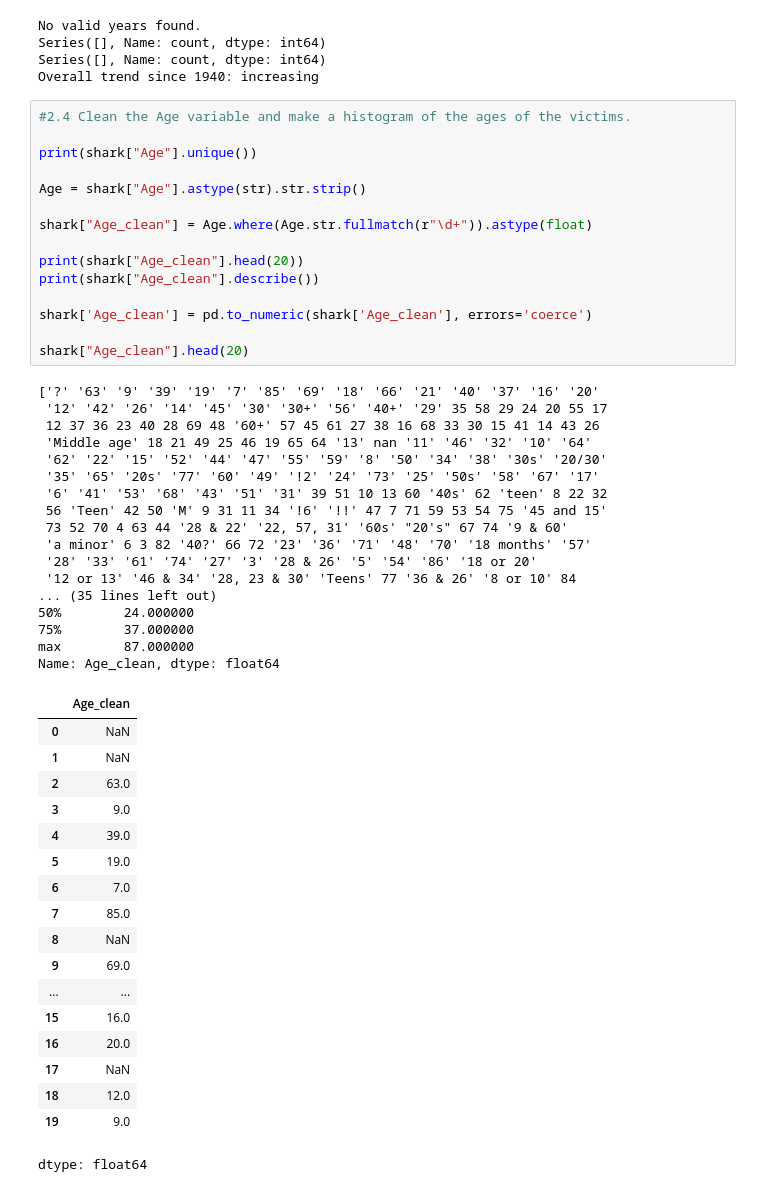
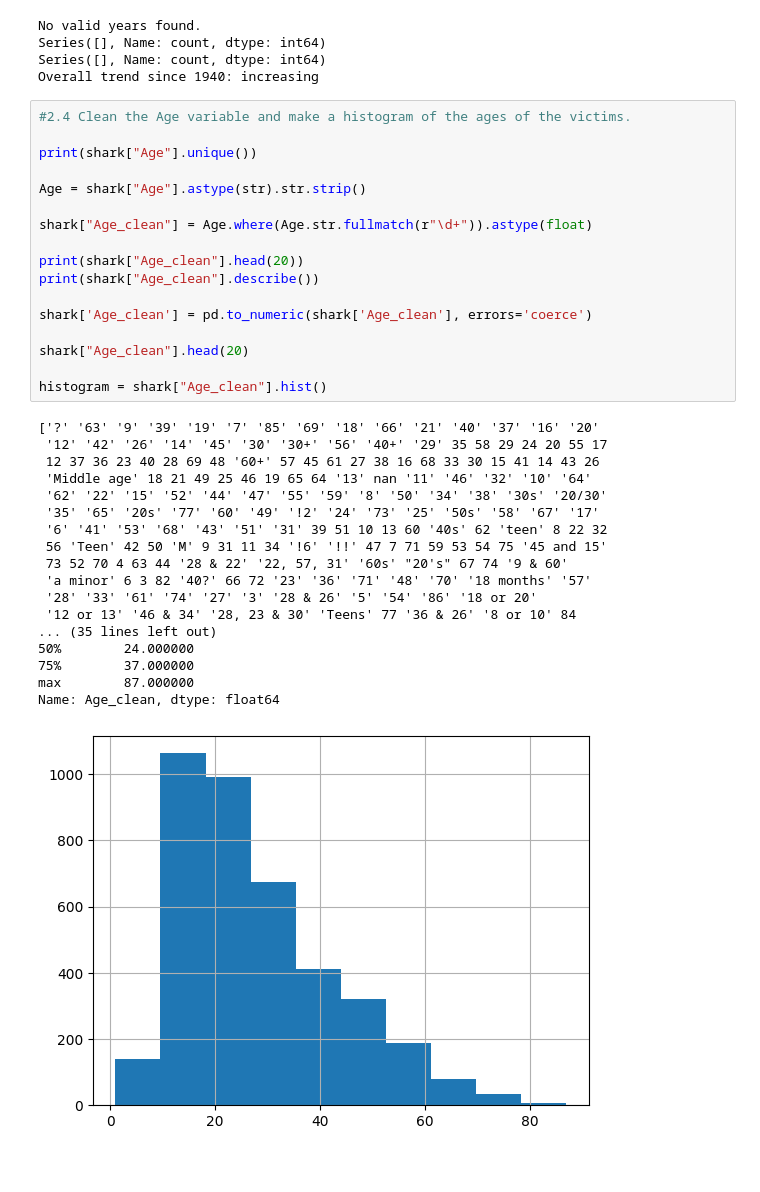
Before and after one commit to bburt26/wrangling_assignment, a Jupyter notebook: assignment.ipynb, the cells around one changed output. Cells and saved outputs as stored; diff of their text form.

```diff
--- a/assignment.ipynb
+++ b/assignment.ipynb
@@ -224,48 +224,33 @@ Overall trend since 1940: increasing
 print(shark["Age"].unique())
 
 Age = shark["Age"].astype(str).str.strip()
 
 shark["Age_clean"] = Age.where(Age.str.fullmatch(r"\d+")).astype(float)
 
 print(shark["Age_clean"].head(20))
 print(shark["Age_clean"].describe())
 
 shark['Age_clean'] = pd.to_numeric(shark['Age_clean'], errors='coerce')
 
 shark["Age_clean"].head(20)
+
+histogram = shark["Age_clean"].hist()
 # %% [output]
 ['?' '63' '9' '39' '19' '7' '85' '69' '18' '66' '21' '40' '37' '16' '20'
  '12' '42' '26' '14' '45' '30' '30+' '56' '40+' '29' 35 58 29 24 20 55 17
  12 37 36 23 40 28 69 48 '60+' 57 45 61 27 38 16 68 33 30 15 41 14 43 26
  'Middle age' 18 21 49 25 46 19 65 64 '13' nan '11' '46' '32' '10' '64'
  '62' '22' '15' '52' '44' '47' '55' '59' '8' '50' '34' '38' '30s' '20/30'
  '35' '65' '20s' '77' '60' '49' '!2' '24' '73' '25' '50s' '58' '67' '17'
  '6' '41' '53' '68' '43' '51' '31' 39 51 10 13 60 '40s' 62 'teen' 8 22 32
  56 'Teen' 42 50 'M' 9 31 11 34 '!6' '!!' 47 7 71 59 53 54 75 '45 and 15'
  73 52 70 4 63 44 '28 & 22' '22, 57, 31' '60s' "20's" 67 74 '9 & 60'
  'a minor' 6 3 82 '40?' 66 72 '23' '36' '71' '48' '70' '18 months' '57'
  '28' '33' '61' '74' '27' '3' '28 & 26' '5' '54' '86' '18 or 20'
  '12 or 13' '46 & 34' '28, 23 & 30' 'Teens' 77 '36 & 26' '8 or 10' 84
 ... (35 lines left out)
 50%        24.000000
 75%        37.000000
 max        87.000000
 Name: Age_clean, dtype: float64
-|  | Age_clean |
-| 0 | NaN |
-| 1 | NaN |
-| 2 | 63.0 |
-| 3 | 9.0 |
-| 4 | 39.0 |
-| 5 | 19.0 |
-| 6 | 7.0 |
-| 7 | 85.0 |
-| 8 | NaN |
-| 9 | 69.0 |
-| ... | ... |
-| 15 | 16.0 |
-| 16 | 20.0 |
-| 17 | NaN |
-| 18 | 12.0 |
-| 19 | 9.0 |
-dtype: float64
+[figure, added]
```
